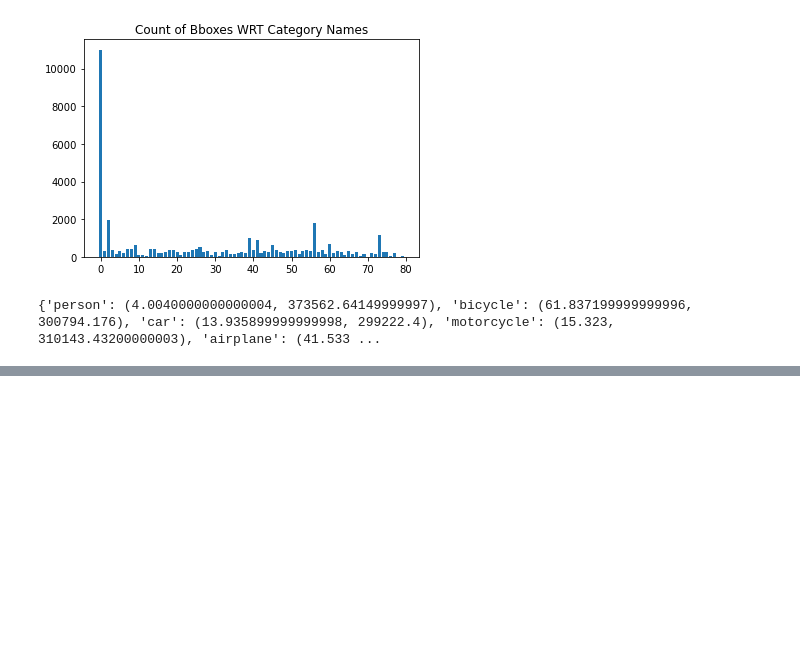
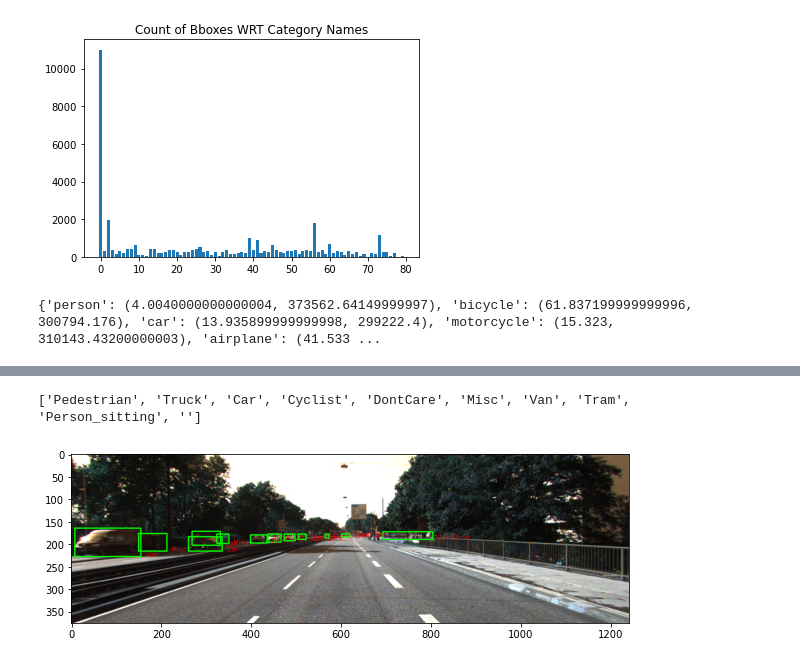
Before and after one commit to gaurav8341/dataset_analysis, a Jupyter notebook: DatasetAnalysis.ipynb, the cells around one changed output, grey strips where cells are left out. Saved outputs shown, nothing was run; the diff lists cells and outputs as text; code cells hidden in the pictures; blank space fills up the shorter version.

```diff
--- a/DatasetAnalysis.ipynb
+++ b/DatasetAnalysis.ipynb
@@ -119,0 +258,5 @@ print(dataset.getCatMinMaxArea())
+# %%
+plotImagesYolo(path = 'D:\\Paralaxiom Tutorials\\dataset_analysis\\yoloDataset', imagePath = 'D:\\Dataset\\data_object_image_2\\training\\image_2')
+# %% [output]
+['Pedestrian', 'Truck', 'Car', 'Cyclist', 'DontCare', 'Misc', 'Van', 'Tram', 'Person_sitting', '']
+[figure, added]
```
Also changed, not shown: parts of 17 cells of this notebook, 6 other files.
